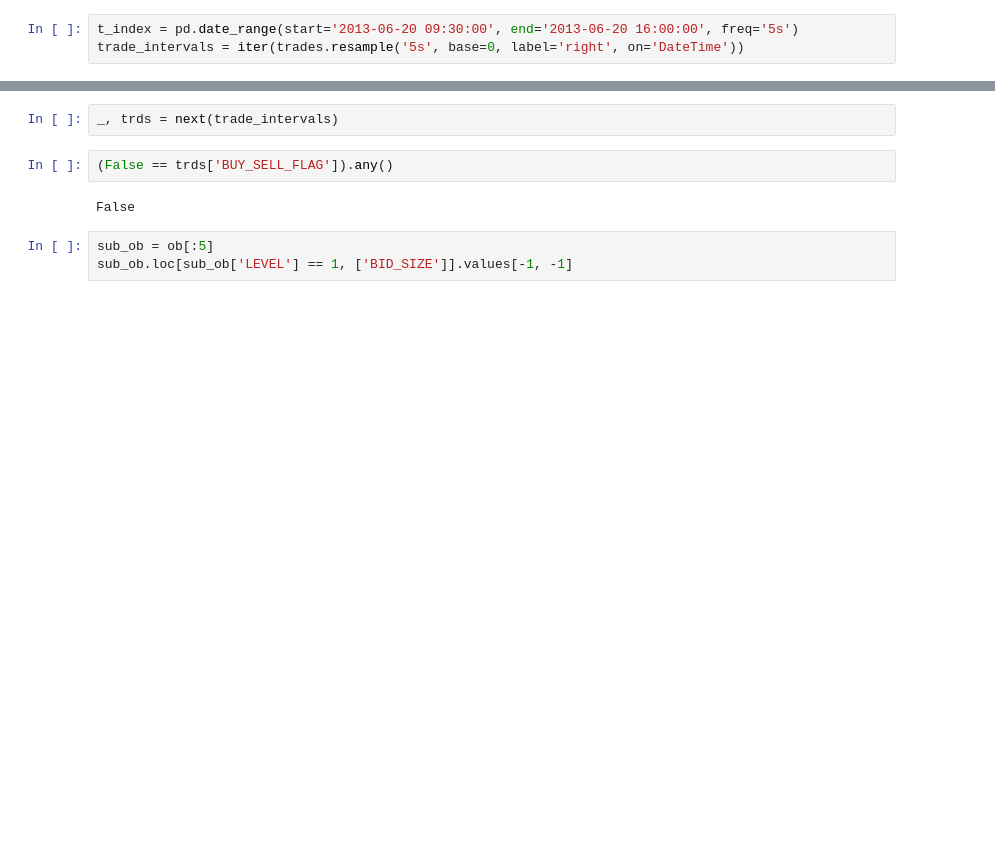
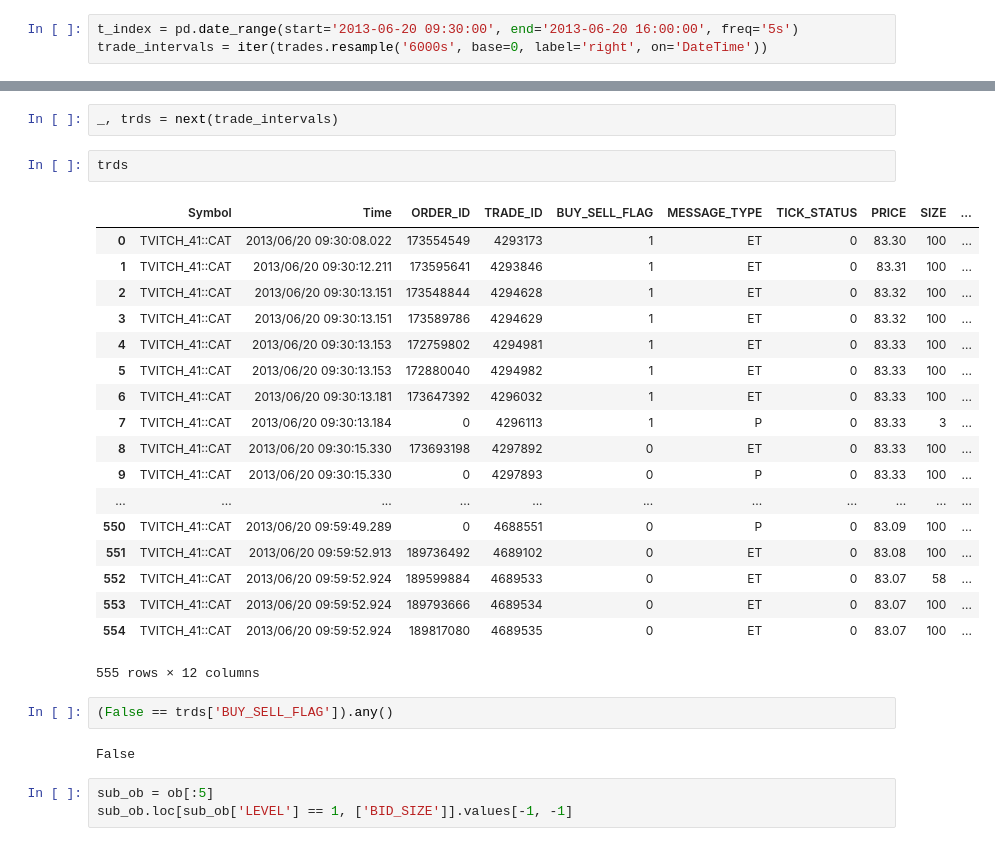
Before and after one commit to maxlamberti/optimal-order-execution, a Jupyter notebook: notebooks/Explore_OneTick.ipynb, the cells around one changed output, grey strips where cells are left out. Saved outputs shown, nothing was run; the diff lists cells and outputs as text; blank space fills up the shorter version.

Commit message:
syncs order books with local

```diff
--- a/notebooks/Explore_OneTick.ipynb
+++ b/notebooks/Explore_OneTick.ipynb
@@ -73,3 +80,3 @@ array(['2013-06-20T09:30:05.000000000', '2013-06-20T09:30:10.000000000',
 # %%
 t_index = pd.date_range(start='2013-06-20 09:30:00', end='2013-06-20 16:00:00', freq='5s')
-trade_intervals = iter(trades.resample('5s', base=0, label='right', on='DateTime'))
+trade_intervals = iter(trades.resample('6000s', base=0, label='right', on='DateTime'))
@@ -76,5 +108,26 @@ trade_intervals = iter(trades.resample('5s', base=0, label='right', on='DateTime
 # %%
 _, trds = next(trade_intervals)
+# %%
+trds
+# %% [output]
+|  | Symbol | Time | ORDER_ID | TRADE_ID | BUY_SELL_FLAG | MESSAGE_TYPE | TICK_STATUS | PRICE | SIZE | ... |
+| 0 | TVITCH_41::CAT | 2013/06/20 09:30:08.022 | 173554549 | 4293173 | 1 | ET | 0 | 83.30 | 100 | ... |
+| 1 | TVITCH_41::CAT | 2013/06/20 09:30:12.211 | 173595641 | 4293846 | 1 | ET | 0 | 83.31 | 100 | ... |
+| 2 | TVITCH_41::CAT | 2013/06/20 09:30:13.151 | 173548844 | 4294628 | 1 | ET | 0 | 83.32 | 100 | ... |
+| 3 | TVITCH_41::CAT | 2013/06/20 09:30:13.151 | 173589786 | 4294629 | 1 | ET | 0 | 83.32 | 100 | ... |
+| 4 | TVITCH_41::CAT | 2013/06/20 09:30:13.153 | 172759802 | 4294981 | 1 | ET | 0 | 83.33 | 100 | ... |
+| 5 | TVITCH_41::CAT | 2013/06/20 09:30:13.153 | 172880040 | 4294982 | 1 | ET | 0 | 83.33 | 100 | ... |
+| 6 | TVITCH_41::CAT | 2013/06/20 09:30:13.181 | 173647392 | 4296032 | 1 | ET | 0 | 83.33 | 100 | ... |
+| 7 | TVITCH_41::CAT | 2013/06/20 09:30:13.184 | 0 | 4296113 | 1 | P | 0 | 83.33 | 3 | ... |
+| 8 | TVITCH_41::CAT | 2013/06/20 09:30:15.330 | 173693198 | 4297892 | 0 | ET | 0 | 83.33 | 100 | ... |
+| 9 | TVITCH_41::CAT | 2013/06/20 09:30:15.330 | 0 | 4297893 | 0 | P | 0 | 83.33 | 100 | ... |
+| ... | ... | ... | ... | ... | ... | ... | ... | ... | ... | ... |
+| 550 | TVITCH_41::CAT | 2013/06/20 09:59:49.289 | 0 | 4688551 | 0 | P | 0 | 83.09 | 100 | ... |
+| 551 | TVITCH_41::CAT | 2013/06/20 09:59:52.913 | 189736492 | 4689102 | 0 | ET | 0 | 83.08 | 100 | ... |
+| 552 | TVITCH_41::CAT | 2013/06/20 09:59:52.924 | 189599884 | 4689533 | 0 | ET | 0 | 83.07 | 58 | ... |
+| 553 | TVITCH_41::CAT | 2013/06/20 09:59:52.924 | 189793666 | 4689534 | 0 | ET | 0 | 83.07 | 100 | ... |
+| 554 | TVITCH_41::CAT | 2013/06/20 09:59:52.924 | 189817080 | 4689535 | 0 | ET | 0 | 83.07 | 100 | ... |
+555 rows × 12 columns
 # %%
 (False == trds['BUY_SELL_FLAG']).any()
 # %% [output]
```
Also changed, not shown: parts of 4 cells of this notebook, 1 other file.
